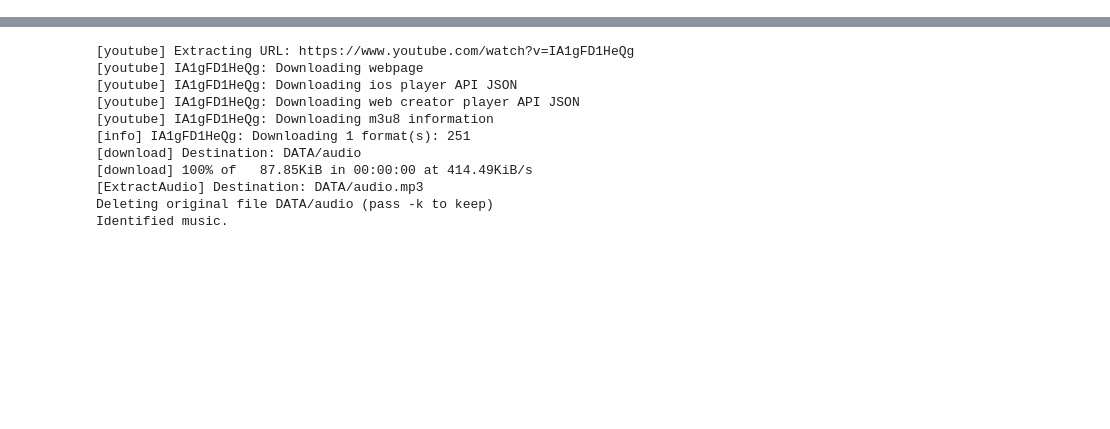
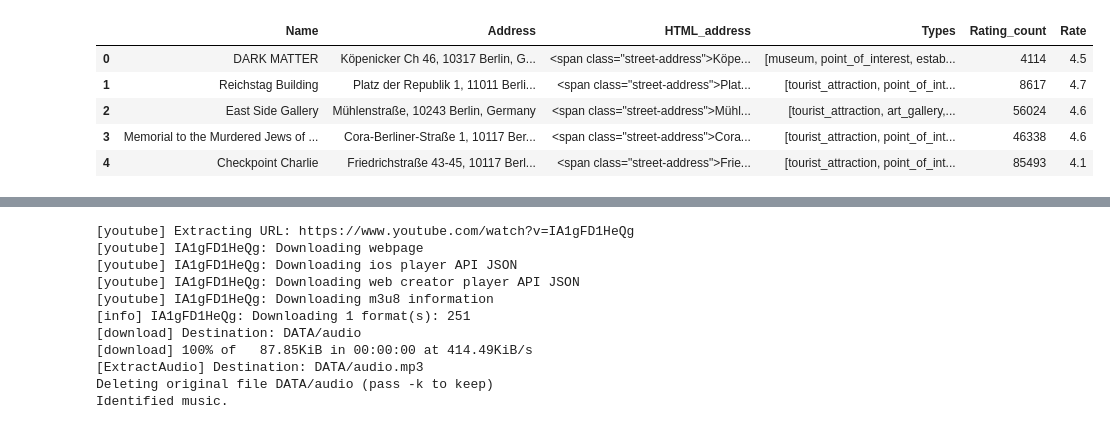
Before and after one commit to CharlesDouxPro/video-audio, a Jupyter notebook: tiktok-forecast.ipynb, the cells around one changed output, grey strips where cells are left out. Drawn from its saved outputs; the diff is of its cells as text; code cells hidden in the pictures; blank space fills up the shorter version.

```diff
--- a/tiktok-forecast.ipynb
+++ b/tiktok-forecast.ipynb
@@ -44,0 +64,9 @@ output_metadata_filename=f"{RAW_DATA_FOLDER}/video_metadata.csv"
+# %%
+data.head()
+# %% [output]
+|  | Name | Address | HTML_address | Types | Rating_count | Rate |
+| 0 | DARK MATTER | Köpenicker Ch 46, 10317 Berlin, G... | <span class="street-address">Köpe... | [museum, point_of_interest, estab... | 4114 | 4.5 |
+| 1 | Reichstag Building | Platz der Republik 1, 11011 Berli... | <span class="street-address">Plat... | [tourist_attraction, point_of_int... | 8617 | 4.7 |
+| 2 | East Side Gallery | Mühlenstraße, 10243 Berlin, Germany | <span class="street-address">Mühl... | [tourist_attraction, art_gallery,... | 56024 | 4.6 |
+| 3 | Memorial to the Murdered Jews of ... | Cora-Berliner-Straße 1, 10117 Ber... | <span class="street-address">Cora... | [tourist_attraction, point_of_int... | 46338 | 4.6 |
+| 4 | Checkpoint Charlie | Friedrichstraße 43-45, 10117 Berl... | <span class="street-address">Frie... | [tourist_attraction, point_of_int... | 85493 | 4.1 |
```
Also changed, not shown: parts of 8 cells of this notebook, 2 other files.
